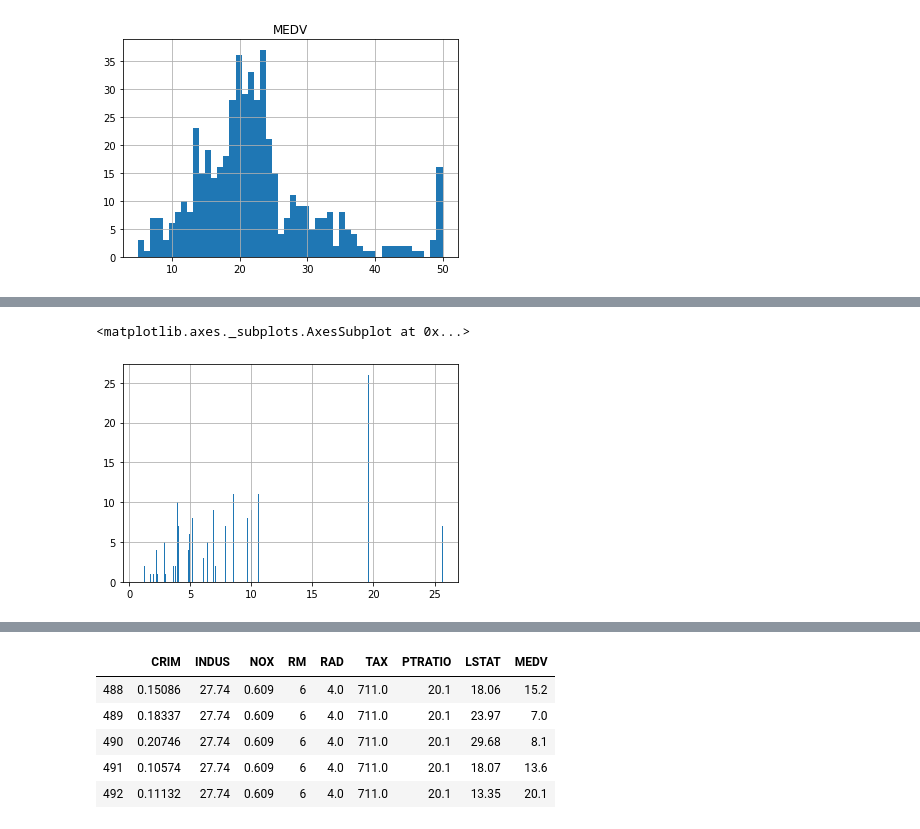
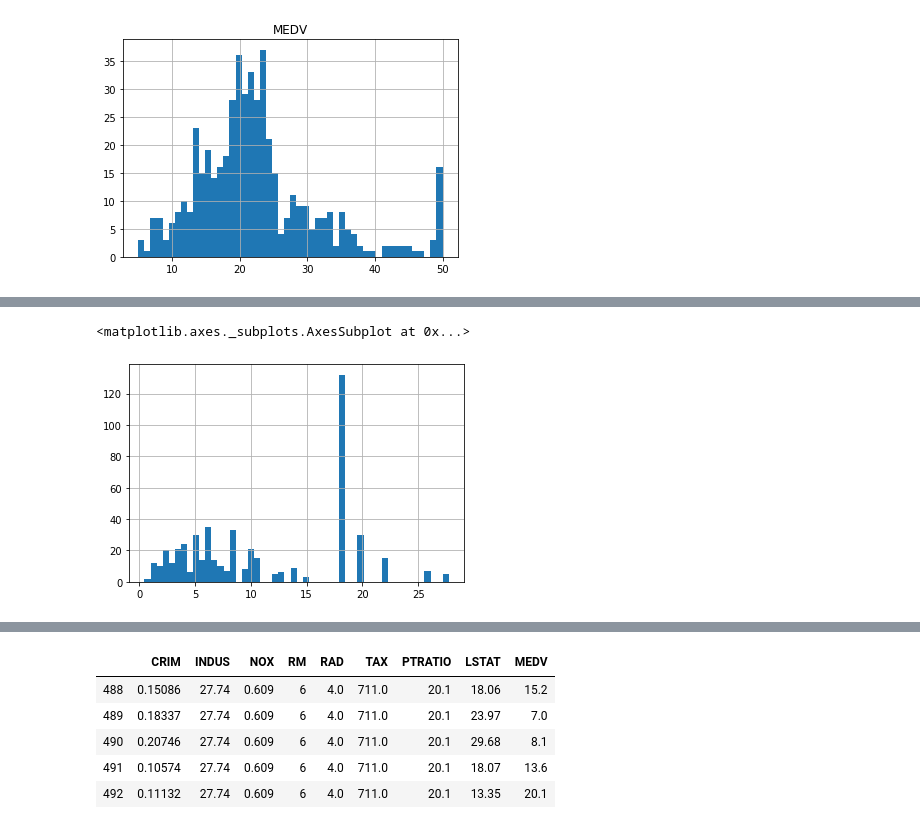
Before and after one commit to Sveta-27/netology_feature_engineering, a Jupyter notebook: hw2.ipynb, the cells around one changed output, grey strips where cells are left out. Saved outputs shown, nothing was run; the diff lists cells and outputs as text; code cells hidden in the pictures.

```diff
--- a/hw2.ipynb
+++ b/hw2.ipynb
@@ -157,8 +159,8 @@ df[df['INDUS']>11].groupby('INDUS').count()
 # %%
-df['INDUS'].hist(bins = 100)
+df['INDUS'].hist(bins = 50)
 # %% [output]
 <matplotlib.axes._subplots.AxesSubplot at 0x...>
-[figure, old version]
+[figure, new version]
 # %%
 df[df['TAX'] == 666]
 # %% [output]
```
Also changed, not shown: parts of 18 cells of this notebook.
